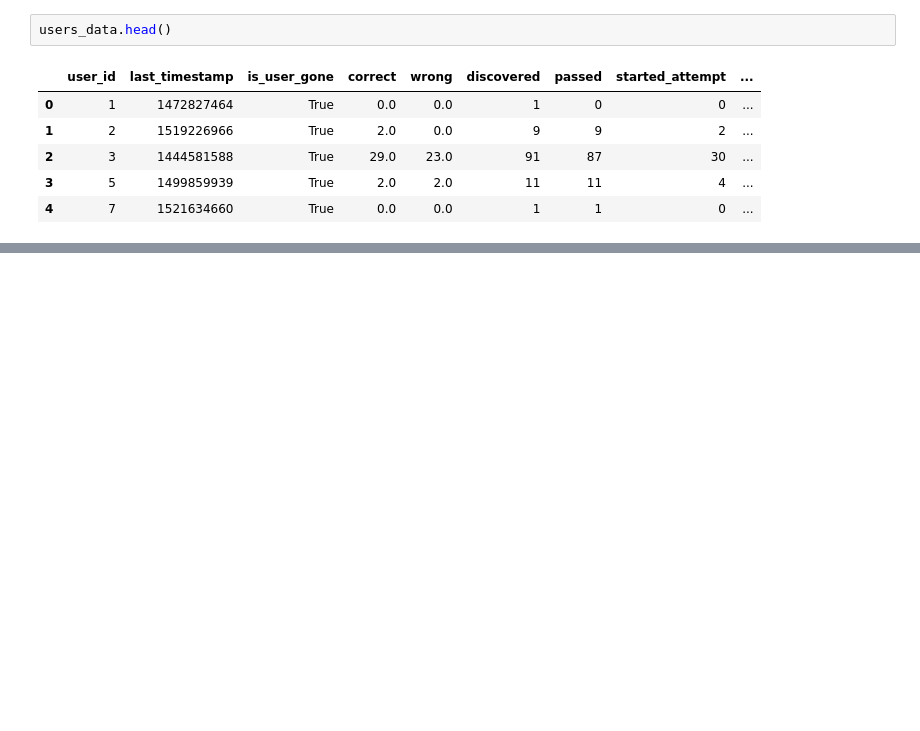
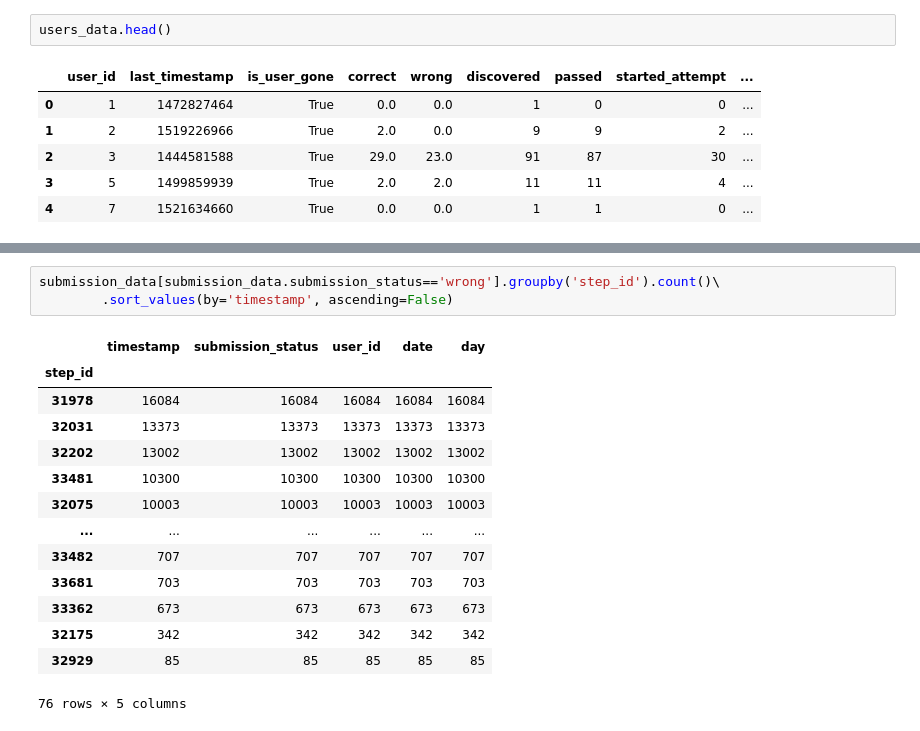
Before and after one commit to s70c3/Stepik-Courses, a Jupyter notebook: notebooks/introduction2DS/R_Course_attenders.ipynb, the cells around one changed output, grey strips where cells are left out. Drawn from its saved outputs; the diff is of its cells as text; blank space fills up the shorter version.

```diff
--- a/notebooks/introduction2DS/R_Course_attenders.ipynb
+++ b/notebooks/introduction2DS/R_Course_attenders.ipynb
@@ -254,0 +282,18 @@ users_data.head()
+# %%
+submission_data[submission_data.submission_status=='wrong'].groupby('step_id').count()\
+        .sort_values(by='timestamp', ascending=False)
+# %% [output]
+|  | timestamp | submission_status | user_id | date | day |
+| step_id |  |  |  |  |  |
+| 31978 | 16084 | 16084 | 16084 | 16084 | 16084 |
+| 32031 | 13373 | 13373 | 13373 | 13373 | 13373 |
+| 32202 | 13002 | 13002 | 13002 | 13002 | 13002 |
+| 33481 | 10300 | 10300 | 10300 | 10300 | 10300 |
+| 32075 | 10003 | 10003 | 10003 | 10003 | 10003 |
+| ... | ... | ... | ... | ... | ... |
+| 33482 | 707 | 707 | 707 | 707 | 707 |
+| 33681 | 703 | 703 | 703 | 703 | 703 |
+| 33362 | 673 | 673 | 673 | 673 | 673 |
+| 32175 | 342 | 342 | 342 | 342 | 342 |
+| 32929 | 85 | 85 | 85 | 85 | 85 |
+76 rows × 5 columns
```
Also changed, not shown: parts of 6 cells of this notebook.
